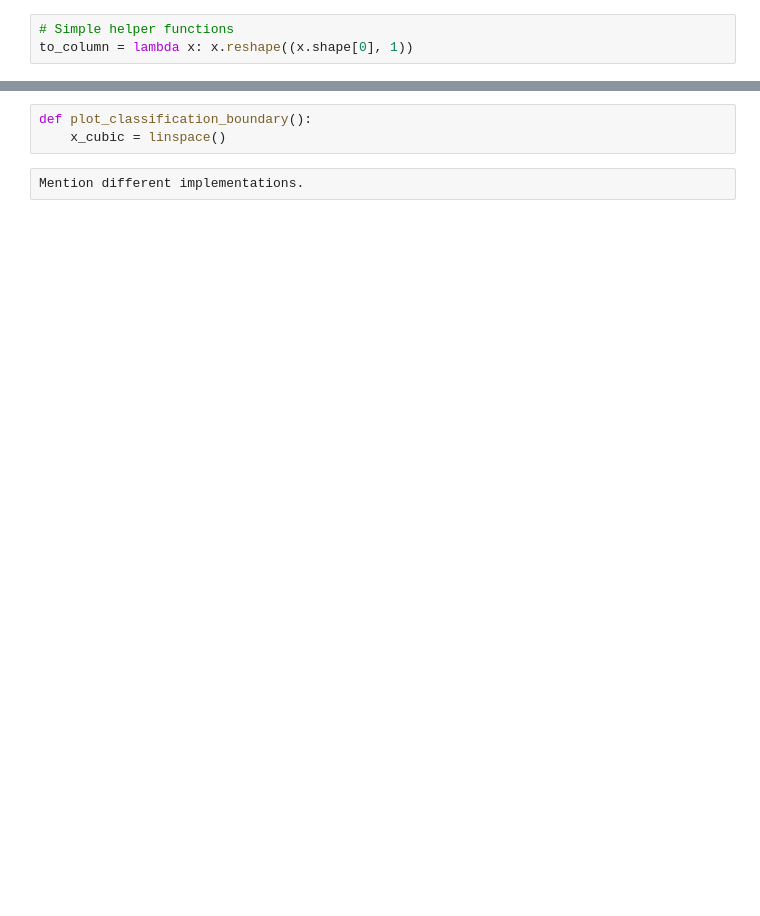
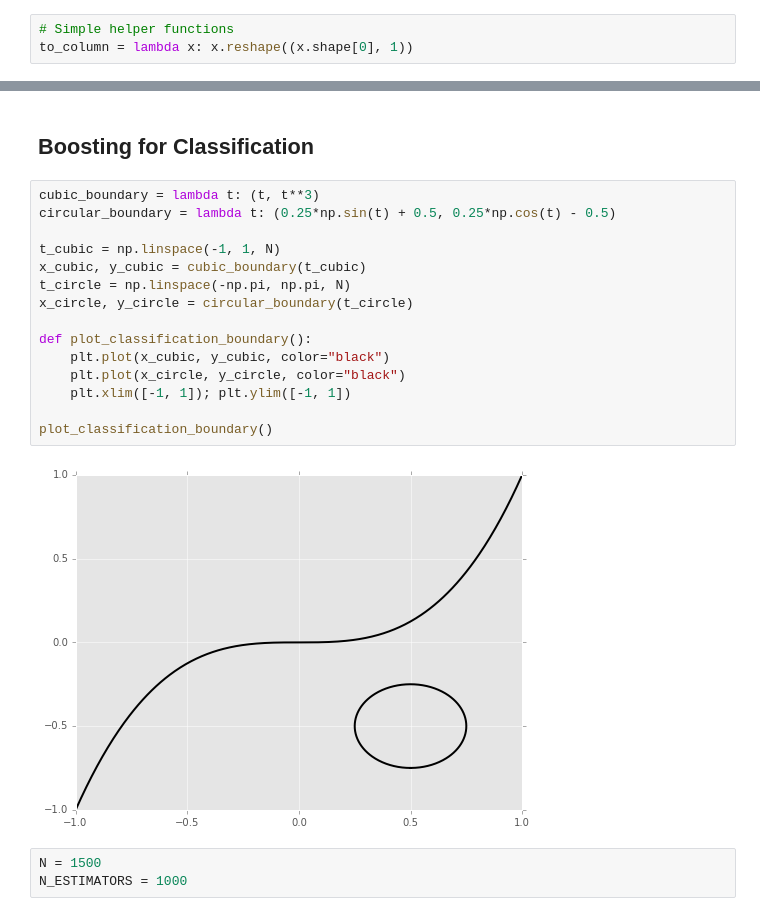
Before and after one commit to madrury/boosting-presentation, a Jupyter notebook: Boosting-Presentation-Galvanize.ipynb, the cells around one changed output, grey strips where cells are left out. Cells and saved outputs as stored; diff of their text form; blank space fills up the shorter version.

```diff
--- a/Boosting-Presentation-Galvanize.ipynb
+++ b/Boosting-Presentation-Galvanize.ipynb
@@ -113,5 +124,22 @@ plot_discontinuous_truth()
-# %%
-def plot_classification_boundary():
-    x_cubic = linspace()
-# %%
-Mention different implementations.
+# %% [markdown]
+## Boosting for Classification
+# %%
+cubic_boundary = lambda t: (t, t**3)
+circular_boundary = lambda t: (0.25*np.sin(t) + 0.5, 0.25*np.cos(t) - 0.5)
+
+t_cubic = np.linspace(-1, 1, N)
+x_cubic, y_cubic = cubic_boundary(t_cubic)
+t_circle = np.linspace(-np.pi, np.pi, N)
+x_circle, y_circle = circular_boundary(t_circle)
+
+def plot_classification_boundary():
+    plt.plot(x_cubic, y_cubic, color="black")
+    plt.plot(x_circle, y_circle, color="black")
+    plt.xlim([-1, 1]); plt.ylim([-1, 1])
+
+plot_classification_boundary()
+# %% [output]
+[figure, added]
+# %%
+N = 1500
+N_ESTIMATORS = 1000
```
Also changed, not shown: parts of 13 cells of this notebook, 1 other file.
